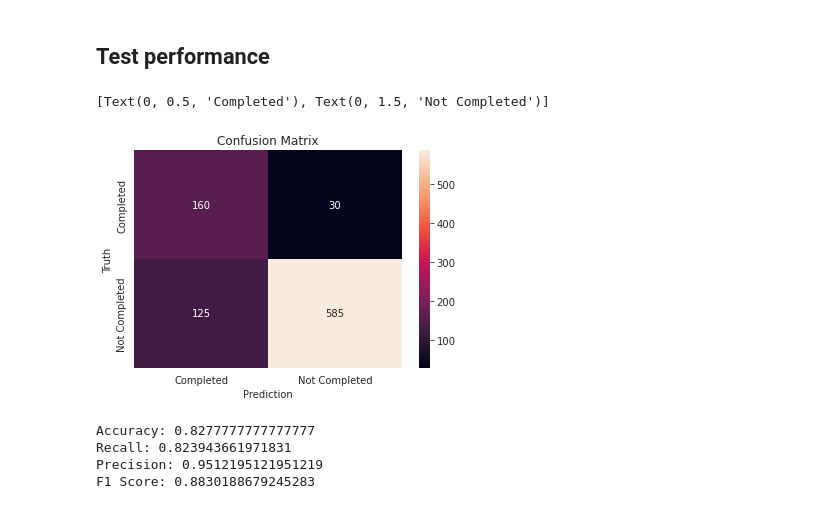
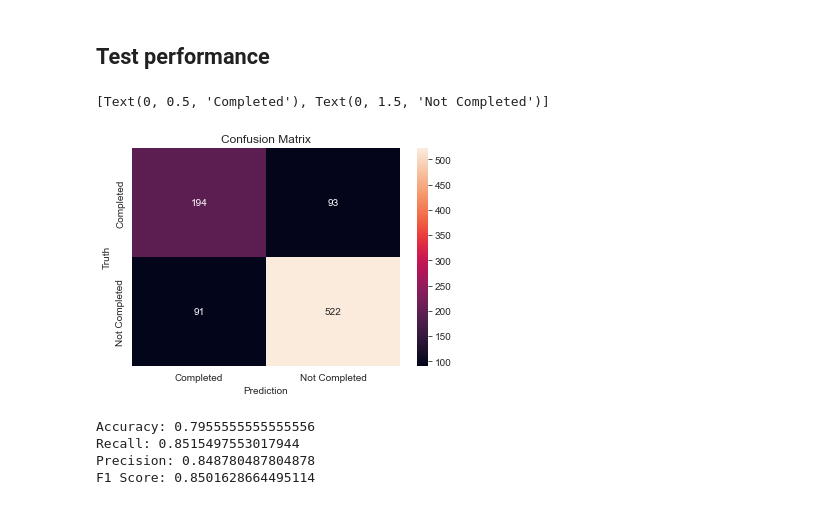
Before and after one commit to luowx0905/Individual-Project, a Jupyter notebook: sell property/build_model/basic_model_statue_price_excluded.ipynb, the cells around one changed output. Cells and saved outputs as stored; diff of their text form; code cells hidden in the pictures.

```diff
--- a/sell property/build_model/basic_model_statue_price_excluded.ipynb
+++ b/sell property/build_model/basic_model_statue_price_excluded.ipynb
@@ -261,46 +261,46 @@ for fold, (train_id, val_id) in enumerate(kfold.split(x_train.index)):
 # %% [markdown]
 ## Test performance
 # %%
-filename = "models/status_exclude_bias_005_fold_4.pth"
+filename = "models/status_exclude_bias_015_fold_4.pth"
 
 model = torch.load(filename, map_location=torch.device("cpu"))
 model.eval()
 completed, labels = [], []
 test_data = StatusDataset(x_test, y_test)
 test_loader = DataLoader(test_data, batch_size=16, shuffle=False, drop_last=False)
 
 for data in test_loader:
     x, y = data
     x = x.to("cpu")
     y = y.to("cpu")
 
     pred_com = model(x)
     pred_com = torch.where(pred_com > 0.5, 1.0, 0.0)
     for item in pred_com.tolist():
         completed.append(item[0])
     for item in y.tolist():
         labels.append(item[0])
 
 pred = pd.DataFrame({"pred_completed": completed, "Truth": labels})
 
 cm = confusion_matrix(pred["pred_completed"], pred["Truth"])
 ax = plt.subplot()
 sns.heatmap(cm, annot=True, fmt='g')
 plt.xlabel("Prediction")
 plt.ylabel("Truth")
 plt.title("Confusion Matrix")
 ax.xaxis.set_ticklabels(['Completed', 'Not Completed'])
 ax.yaxis.set_ticklabels(['Completed', 'Not Completed'])
 # %% [output]
 [Text(0, 0.5, 'Completed'), Text(0, 1.5, 'Not Completed')]
-[figure, old version]
+[figure, new version]
 # %%
 print("Accuracy: {}".format(accuracy_score(pred["pred_completed"], pred["Truth"])))
 print("Recall: {}".format(recall_score(pred["pred_completed"], pred["Truth"])))
 print("Precision: {}".format(precision_score(pred["pred_completed"], pred["Truth"])))
 print("F1 Score: {}".format(f1_score(pred["pred_completed"], pred["Truth"])))
 # %% [output]
-Accuracy: 0.8277777777777777
-Recall: 0.823943661971831
-Precision: 0.9512195121951219
-F1 Score: 0.8830188679245283
+Accuracy: 0.7955555555555556
+Recall: 0.8515497553017944
+Precision: 0.848780487804878
+F1 Score: 0.8501628664495114
```
Also changed, not shown: parts of 1 cell of this notebook, 3 other files.
